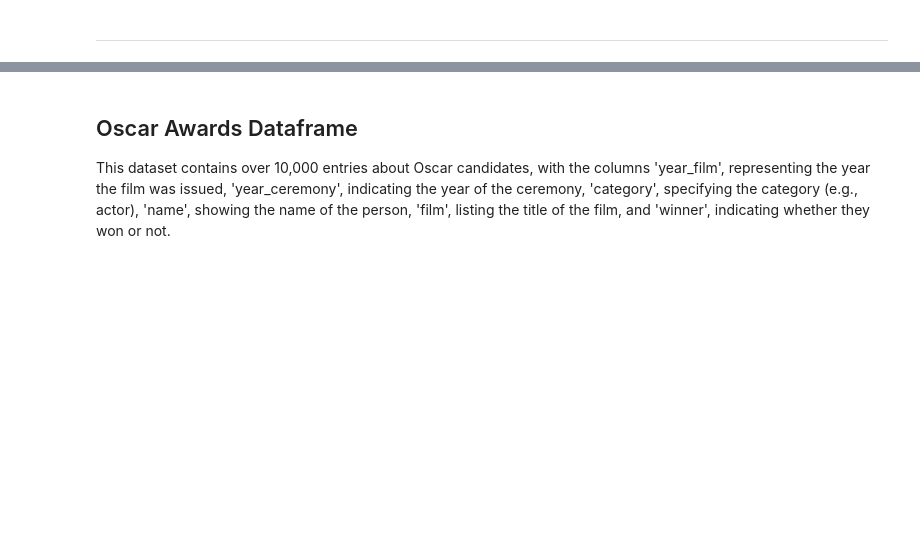
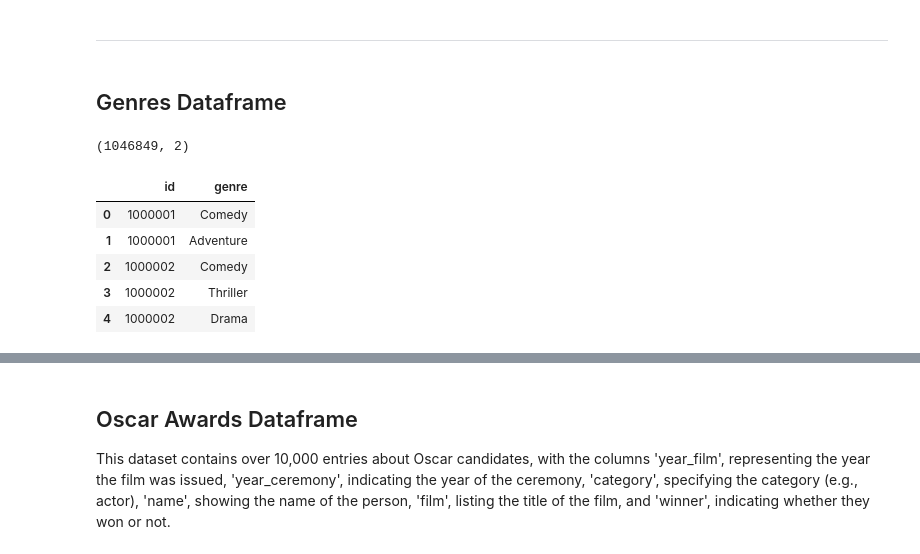
Before and after one commit to Yassek98/IUM-TWEB-Project, a Jupyter notebook: solution/notebooks/explorations/data_exploration.ipynb, the cells around one changed output, grey strips where cells are left out. Drawn from its saved outputs; the diff is of its cells as text; code cells hidden in the pictures; blank space fills up the shorter version.

```diff
--- a/solution/notebooks/explorations/data_exploration.ipynb
+++ b/solution/notebooks/explorations/data_exploration.ipynb
@@ -415,3 +440,20 @@ releases_df.duplicated().sum()
 np.int64(0)
 # %% [markdown]
 ---
+# %% [markdown]
+## Genres Dataframe
+# %%
+genres_df = pd.read_csv('../csv/genres.csv')
+# %%
+genres_df.shape
+# %% [output]
+(1046849, 2)
+# %%
+genres_df.head()
+# %% [output]
+|  | id | genre |
+| 0 | 1000001 | Comedy |
+| 1 | 1000001 | Adventure |
+| 2 | 1000002 | Comedy |
+| 3 | 1000002 | Thriller |
+| 4 | 1000002 | Drama |
```
Also changed, not shown: parts of 53 cells of this notebook.
